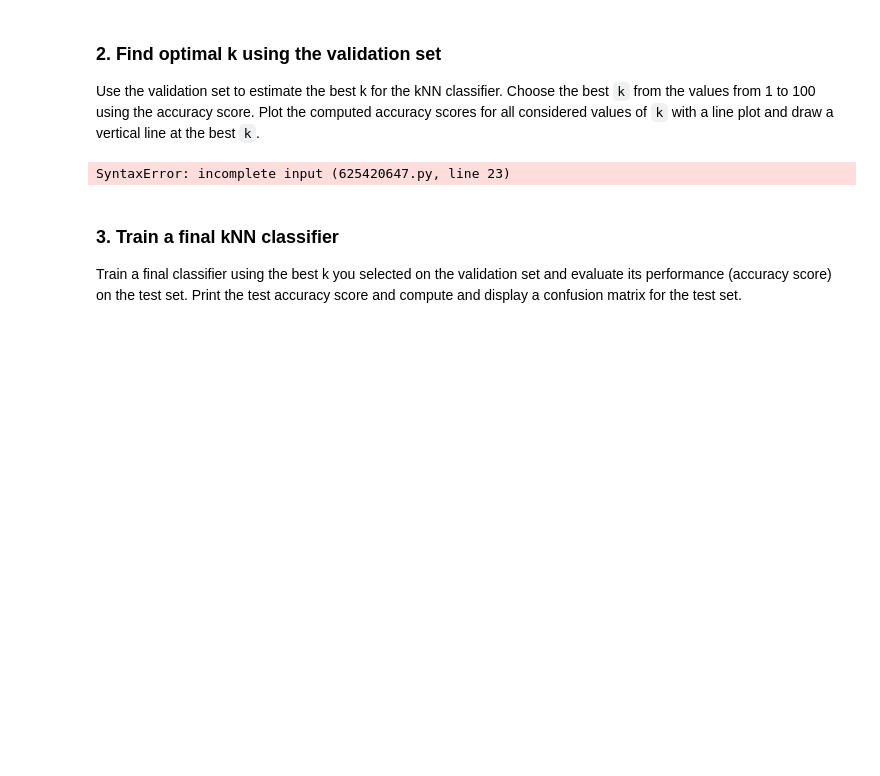
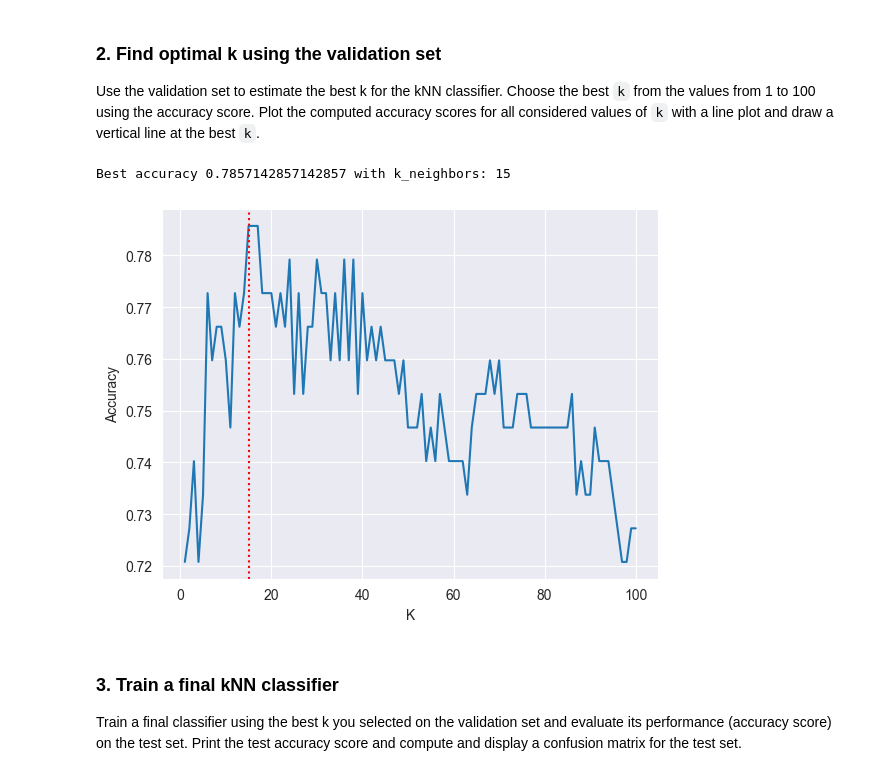
Before and after one commit to dave1b/FTP_MachLe, a Jupyter notebook: Exercise03/Exercise3_KNN_ModelSelection_Assignment.ipynb, the cells around one changed output. Drawn from its saved outputs; the diff is of its cells as text; code cells hidden in the pictures; blank space fills up the shorter version.

```diff
--- a/Exercise03/Exercise3_KNN_ModelSelection_Assignment.ipynb
+++ b/Exercise03/Exercise3_KNN_ModelSelection_Assignment.ipynb
@@ -53,33 +54,43 @@ Train set: 4912 Validation set: 1232, Test set: 616
 ### 2. Find optimal k using the validation set
 Use the validation set to estimate the best k for the kNN classifier. Choose the best `k` from the values from 1 to 100 using the accuracy score. Plot the computed accuracy scores for all considered values of `k` with a line plot and draw a vertical line at the best `k`.
 # %%
+from sklearn.metrics import accuracy_score
 # single crossvalidation for given K
 from sklearn.neighbors import KNeighborsClassifier
 
 # list to store the scores for the different k values
 scores = []
 # loop from 1 to 100 to find the best k for k-NN.
-for k in range(1,101):
-  #### START YOUR CODE HERE ####
-  #train the kNN classifier
+for k in range(1, 101):
+    #### START YOUR CODE HERE ####
+    #train the kNN classifier
     model = KNeighborsClassifier(n_neighbors=k)
     model.fit(X_train, y_train)
 
-  # compute the predictions on the validation set
+    # compute the predictions on the validation set
     pred = model.predict(X_validation)
 
-  # compute the accuracy score on the validation set
+    # compute the accuracy score on the validation set
+    acc = accuracy_score(y_validation, pred)
 
-  # add the accuracy score to your scores list
+    # add the accuracy score to your scores list
+    scores.append(acc)
 
 # find the k that yields the best accuracy score and the best score
-
+max_score = max(scores)
+best_k = scores.index(max_score) + 1
+model = KNeighborsClassifier(n_neighbors=best_k)
 
 # plot the computed accuracy scores for all tested values of k and draw a vertical line at the k
+plt.plot(range(1, 101), scores)
+plt.xlabel('K')
+plt.ylabel('Accuracy')
+plt.axvline(best_k, color='red', linestyle='dotted')
 
-#### END YOUR CODE HERE ####
+print(f"Best accuracy {max_score} with k_neighbors: {best_k}")
 # %% [output]
-SyntaxError: incomplete input (625420647.py, line 23)
+Best accuracy 0.7857142857142857 with k_neighbors: 15
+[figure, added]
 # %% [markdown]
 ### 3. Train a final kNN classifier
 Train a final classifier using the best k you selected on the validation set and evaluate its performance (accuracy score) on the test set. Print the test accuracy score and compute and display a confusion matrix for the test set.
```
Also changed, not shown: parts of 8 cells of this notebook.
